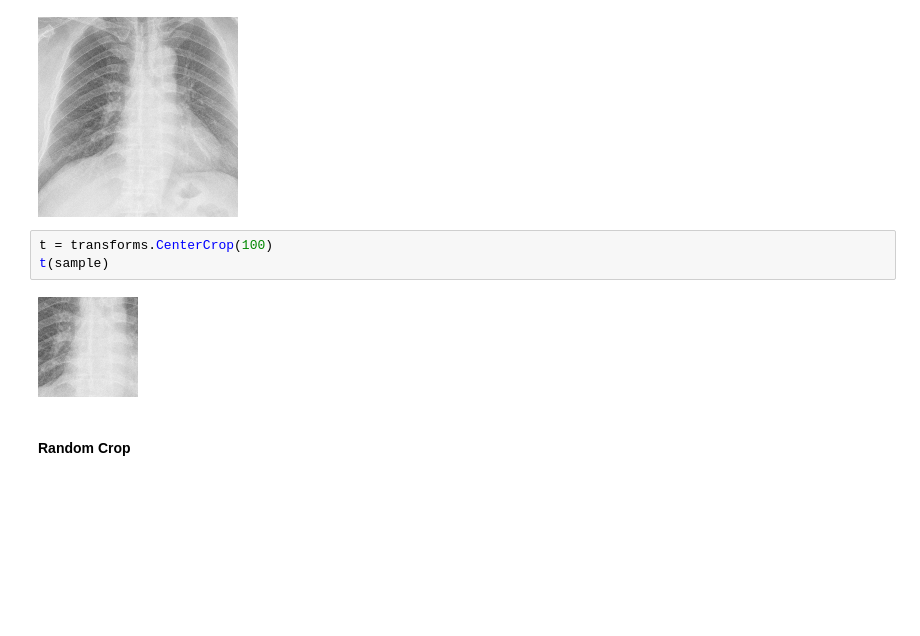
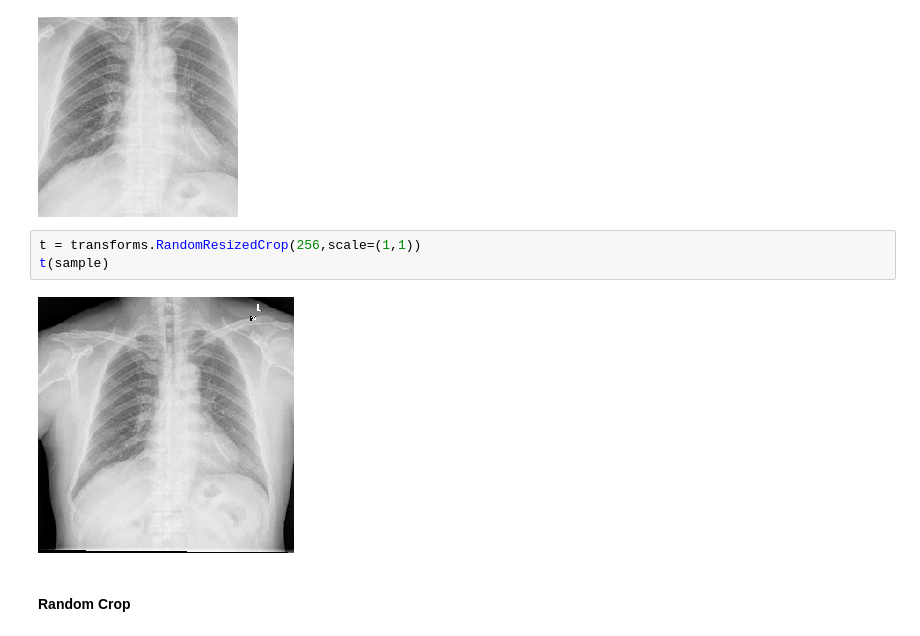
Before and after one commit to shik3519/DL-Xray, a Jupyter notebook: x-ray convnet from scratch.ipynb, the cells around one changed output. Drawn from its saved outputs; the diff is of its cells as text; blank space fills up the shorter version.

```diff
--- a/x-ray convnet from scratch.ipynb
+++ b/x-ray convnet from scratch.ipynb
@@ -88,10 +85,10 @@ t(sample)
 # %% [output]
 [figure]
 # %%
-t = transforms.CenterCrop(100)
+t = transforms.RandomResizedCrop(256,scale=(1,1))
 t(sample)
 # %% [output]
-[figure, old version]
+[figure, new version]
 # %% [markdown]
 #### Random Crop
 # %%
```
Also changed, not shown: parts of 57 cells of this notebook.
